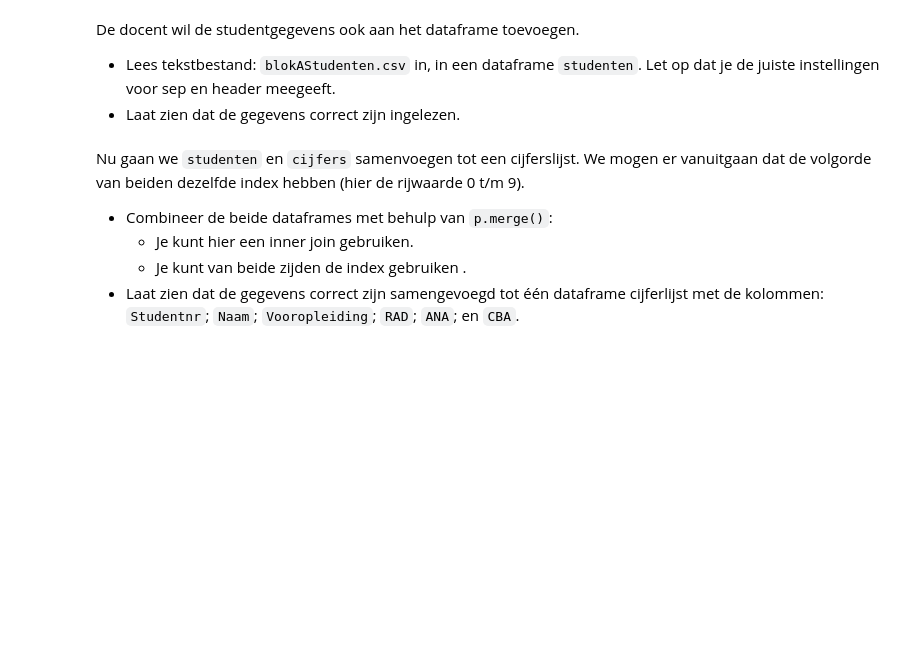
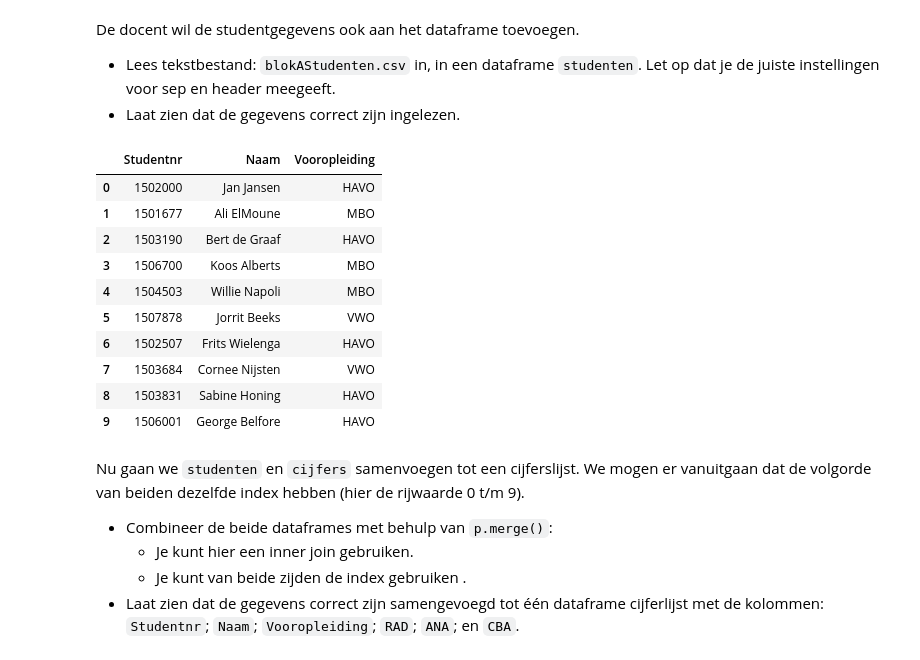
Before and after one commit to GitMathijs/CM2024, a Jupyter notebook: CM03_pandas/CM_Pandas_opdrachten.ipynb, the cells around one changed output. Drawn from its saved outputs; the diff is of its cells as text; code cells hidden in the pictures; blank space fills up the shorter version.

```diff
--- a/CM03_pandas/CM_Pandas_opdrachten.ipynb
+++ b/CM03_pandas/CM_Pandas_opdrachten.ipynb
@@ -147,6 +253,21 @@ De docent ziet dat er 2 cijfers fout zijn en wil deze corrigeren (NB. Elke regel
 De docent wil de studentgegevens ook aan het dataframe toevoegen.
 -	Lees tekstbestand: `blokAStudenten.csv` in, in een dataframe `studenten`. Let op dat je de juiste instellingen voor sep en header meegeeft.
 -	Laat zien dat de gegevens correct zijn ingelezen.
+# %%
+studenten = pd.read_csv('blokAStudenten.csv', sep=';')
+studenten
+# %% [output]
+|  | Studentnr | Naam | Vooropleiding |
+| 0 | 1502000 | Jan Jansen | HAVO |
+| 1 | 1501677 | Ali ElMoune | MBO |
+| 2 | 1503190 | Bert de Graaf | HAVO |
+| 3 | 1506700 | Koos Alberts | MBO |
+| 4 | 1504503 | Willie Napoli | MBO |
+| 5 | 1507878 | Jorrit Beeks | VWO |
+| 6 | 1502507 | Frits Wielenga | HAVO |
+| 7 | 1503684 | Cornee Nijsten | VWO |
+| 8 | 1503831 | Sabine Honing | HAVO |
+| 9 | 1506001 | George Belfore | HAVO |
 # %% [markdown]
 Nu gaan we ``studenten`` en ``cijfers`` samenvoegen tot een cijferslijst. We mogen er vanuitgaan dat de volgorde van beiden dezelfde index hebben (hier de rijwaarde 0 t/m 9).
 -	Combineer de beide dataframes met behulp van `p.merge()`:
```
Also changed, not shown: parts of 16 cells of this notebook.
